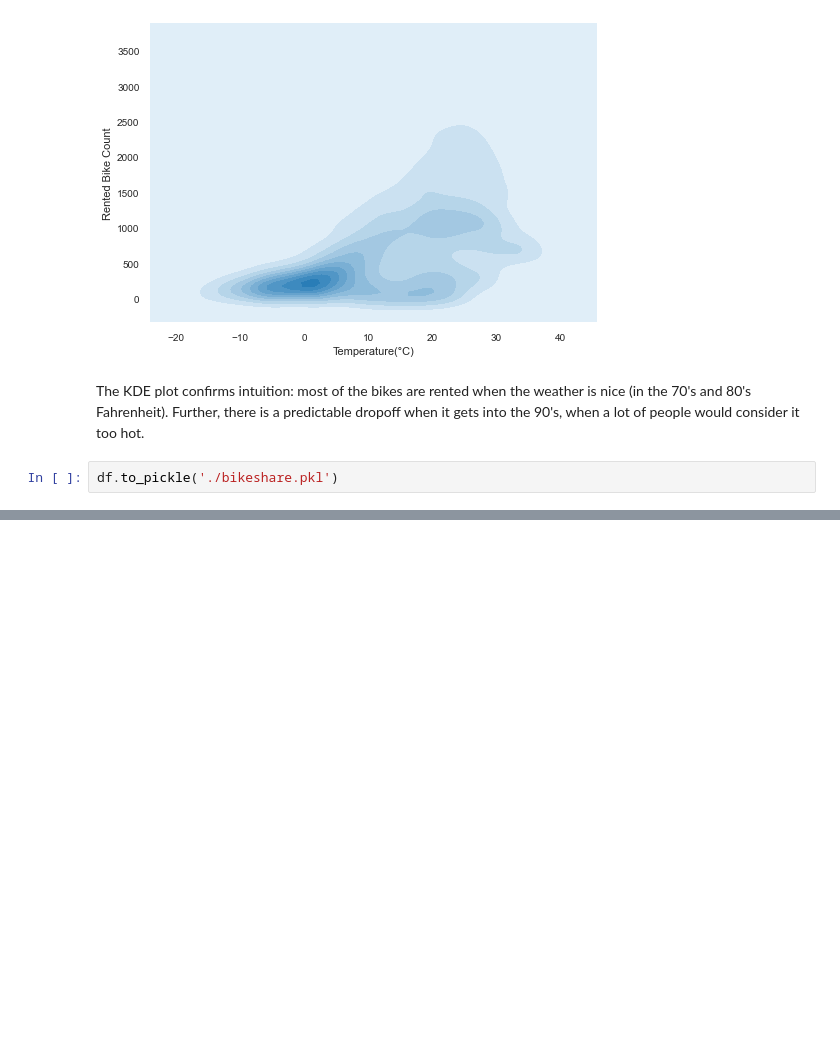
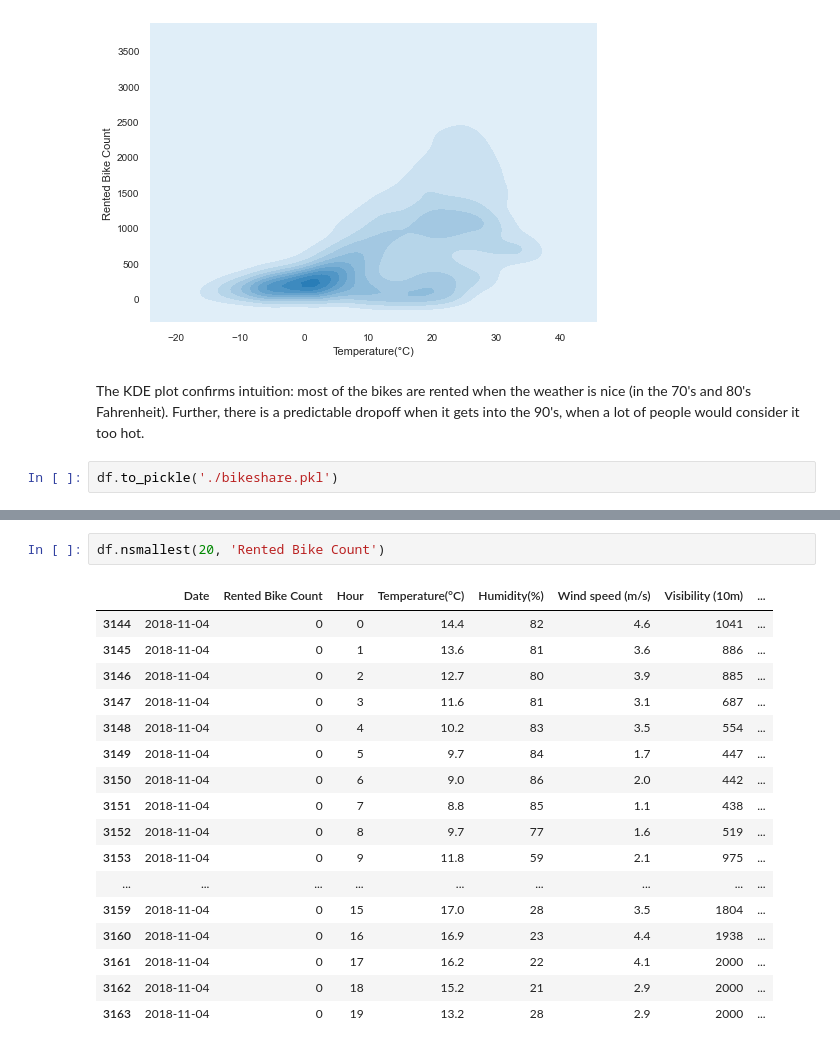
Before and after one commit to tahentx/bikeshare, a Jupyter notebook: bikeshare_eda.ipynb, the cells around one changed output, grey strips where cells are left out. Drawn from its saved outputs; the diff is of its cells as text; blank space fills up the shorter version.

```diff
--- a/bikeshare_eda.ipynb
+++ b/bikeshare_eda.ipynb
@@ -62,0 +88,20 @@ df.to_pickle('./bikeshare.pkl')
+# %%
+df.nsmallest(20, 'Rented Bike Count')
+# %% [output]
+|  | Date | Rented Bike Count | Hour | Temperature(°C) | Humidity(%) | Wind speed (m/s) | Visibility (10m) | ... |
+| 3144 | 2018-11-04 | 0 | 0 | 14.4 | 82 | 4.6 | 1041 | ... |
+| 3145 | 2018-11-04 | 0 | 1 | 13.6 | 81 | 3.6 | 886 | ... |
+| 3146 | 2018-11-04 | 0 | 2 | 12.7 | 80 | 3.9 | 885 | ... |
+| 3147 | 2018-11-04 | 0 | 3 | 11.6 | 81 | 3.1 | 687 | ... |
+| 3148 | 2018-11-04 | 0 | 4 | 10.2 | 83 | 3.5 | 554 | ... |
+| 3149 | 2018-11-04 | 0 | 5 | 9.7 | 84 | 1.7 | 447 | ... |
+| 3150 | 2018-11-04 | 0 | 6 | 9.0 | 86 | 2.0 | 442 | ... |
+| 3151 | 2018-11-04 | 0 | 7 | 8.8 | 85 | 1.1 | 438 | ... |
+| 3152 | 2018-11-04 | 0 | 8 | 9.7 | 77 | 1.6 | 519 | ... |
+| 3153 | 2018-11-04 | 0 | 9 | 11.8 | 59 | 2.1 | 975 | ... |
+| ... | ... | ... | ... | ... | ... | ... | ... | ... |
+| 3159 | 2018-11-04 | 0 | 15 | 17.0 | 28 | 3.5 | 1804 | ... |
+| 3160 | 2018-11-04 | 0 | 16 | 16.9 | 23 | 4.4 | 1938 | ... |
+| 3161 | 2018-11-04 | 0 | 17 | 16.2 | 22 | 4.1 | 2000 | ... |
+| 3162 | 2018-11-04 | 0 | 18 | 15.2 | 21 | 2.9 | 2000 | ... |
+| 3163 | 2018-11-04 | 0 | 19 | 13.2 | 28 | 2.9 | 2000 | ... |
```
Also changed, not shown: parts of 11 cells of this notebook.
